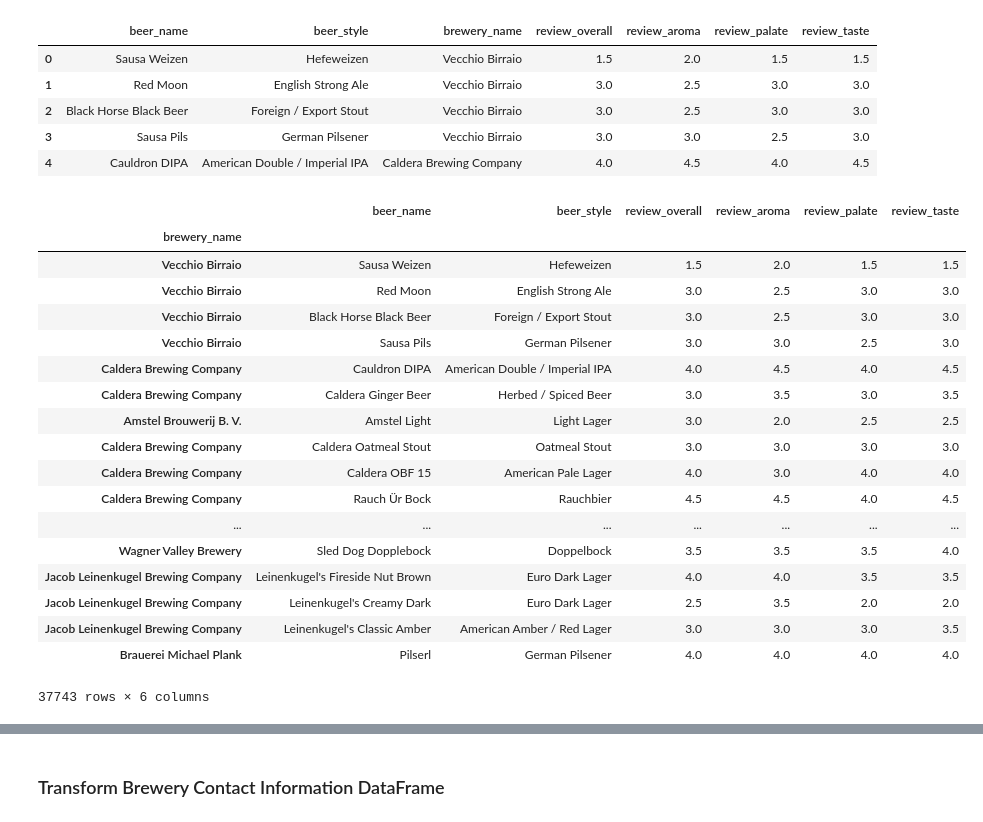
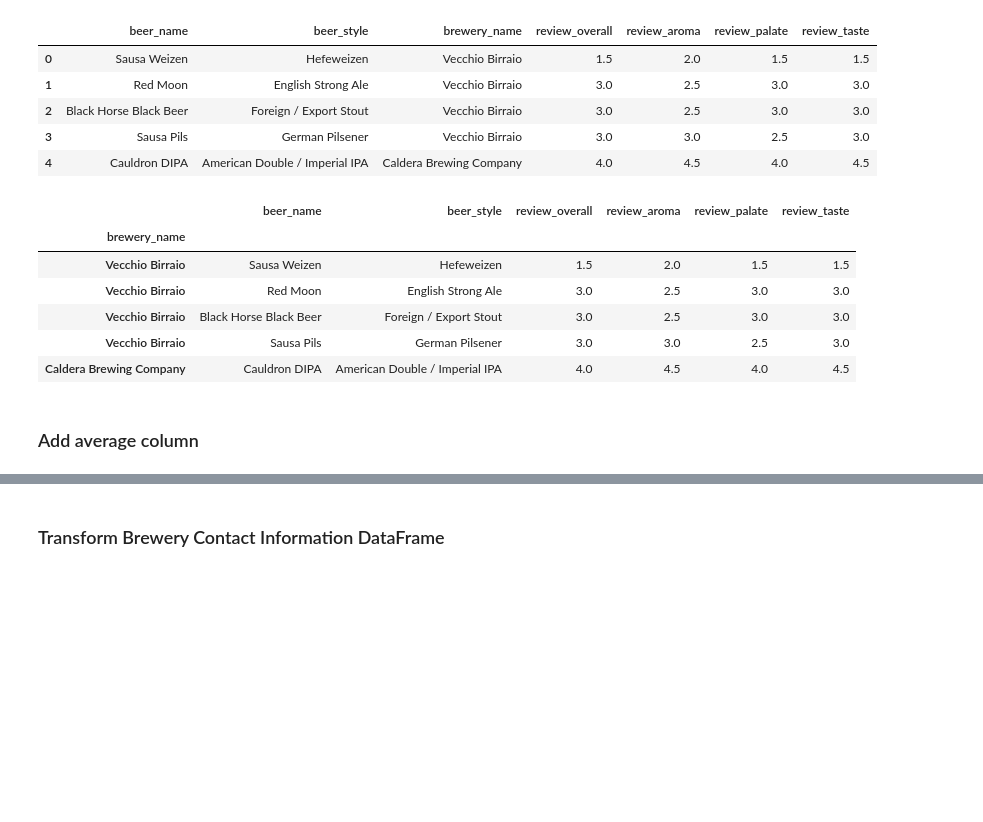
Before and after one commit to 123bmoney0/Beers_With_Brute_Force, a Jupyter notebook: ETL_data.ipynb, the cells around one changed output, grey strips where cells are left out. Cells and saved outputs as stored; diff of their text form; code cells hidden in the pictures; blank space fills up the shorter version.

```diff
--- a/ETL_data.ipynb
+++ b/ETL_data.ipynb
@@ -9,11 +9,10 @@ from sqlalchemy import create_engine
 # %% [markdown]
 ### Extract CSVs into DataFrames
 # %%
-##    ASK MARK ABOUT RELATIVE FILE PATH   ****
-
 # Pull the beer reviews from the csv file. Read it and put it into a pandas dataframe.
 # csv file source: Kaggle.com  beer_reviews.csv
-reviews_csv = "/Users/dianeshomefolder/Documents/git/Beers_With_Brute_Force/Beer_reviews.csv"
+
+reviews_csv = "Beer_reviews.csv"
 reviews_df = pd.read_csv(reviews_csv)
 reviews_df.head()
 # %% [output]
@@ -41,8 +40,8 @@ contact_df.head()
 # %%
 # Create a filtered dataframe from specific columns
 reviews_cols = ["beer_name", "beer_style", "brewery_name", "review_overall", "review_aroma", "review_palate", "review_taste"]
-reviews_transformed = reviews_df[reviews_cols].copy()
-reviews_transformed.head()
+reviews_intermediate = reviews_df[reviews_cols].copy()
+reviews_intermediate.head()
 # %% [output]
 |  | beer_name | beer_style | brewery_name | review_overall | review_aroma | review_palate | review_taste |
 | 0 | Sausa Weizen | Hefeweizen | Vecchio Birraio | 1.5 | 2.0 | 1.5 | 1.5 |
@@ -52,25 +51,17 @@ reviews_transformed.head()
 | 4 | Cauldron DIPA | American Double / Imperial IPA | Caldera Brewing Company | 4.0 | 4.5 | 4.0 | 4.5 |
 # %%
 # Set index as name column
-reviews_transformed.set_index('brewery_name')
+reviews_intermediate2 = reviews_intermediate
+reviews_tranformed=reviews_intermediate2.set_index('brewery_name')
+reviews_tranformed.head()
 # %% [output]
 |  | beer_name | beer_style | review_overall | review_aroma | review_palate | review_taste |
 | brewery_name |  |  |  |  |  |  |
 | Vecchio Birraio | Sausa Weizen | Hefeweizen | 1.5 | 2.0 | 1.5 | 1.5 |
 | Vecchio Birraio | Red Moon | English Strong Ale | 3.0 | 2.5 | 3.0 | 3.0 |
 | Vecchio Birraio | Black Horse Black Beer | Foreign / Export Stout | 3.0 | 2.5 | 3.0 | 3.0 |
 | Vecchio Birraio | Sausa Pils | German Pilsener | 3.0 | 3.0 | 2.5 | 3.0 |
 | Caldera Brewing Company | Cauldron DIPA | American Double / Imperial IPA | 4.0 | 4.5 | 4.0 | 4.5 |
-| Caldera Brewing Company | Caldera Ginger Beer | Herbed / Spiced Beer | 3.0 | 3.5 | 3.0 | 3.5 |
-| Amstel Brouwerij B. V. | Amstel Light | Light Lager | 3.0 | 2.0 | 2.5 | 2.5 |
-| Caldera Brewing Company | Caldera Oatmeal Stout | Oatmeal Stout | 3.0 | 3.0 | 3.0 | 3.0 |
-| Caldera Brewing Company | Caldera OBF 15 | American Pale Lager | 4.0 | 3.0 | 4.0 | 4.0 |
-| Caldera Brewing Company | Rauch Ür Bock | Rauchbier | 4.5 | 4.5 | 4.0 | 4.5 |
-| ... | ... | ... | ... | ... | ... | ... |
-| Wagner Valley Brewery | Sled Dog Dopplebock | Doppelbock | 3.5 | 3.5 | 3.5 | 4.0 |
-| Jacob Leinenkugel Brewing Company | Leinenkugel's Fireside Nut Brown | Euro Dark Lager | 4.0 | 4.0 | 3.5 | 3.5 |
-| Jacob Leinenkugel Brewing Company | Leinenkugel's Creamy Dark | Euro Dark Lager | 2.5 | 3.5 | 2.0 | 2.0 |
-| Jacob Leinenkugel Brewing Company | Leinenkugel's Classic Amber | American Amber / Red Lager | 3.0 | 3.0 | 3.0 | 3.5 |
-| Brauerei Michael Plank | Pilserl | German Pilsener | 4.0 | 4.0 | 4.0 | 4.0 |
-37743 rows × 6 columns
+# %% [markdown]
+### Add average column
 # %%
```
Also changed, not shown: parts of 5 cells of this notebook.
